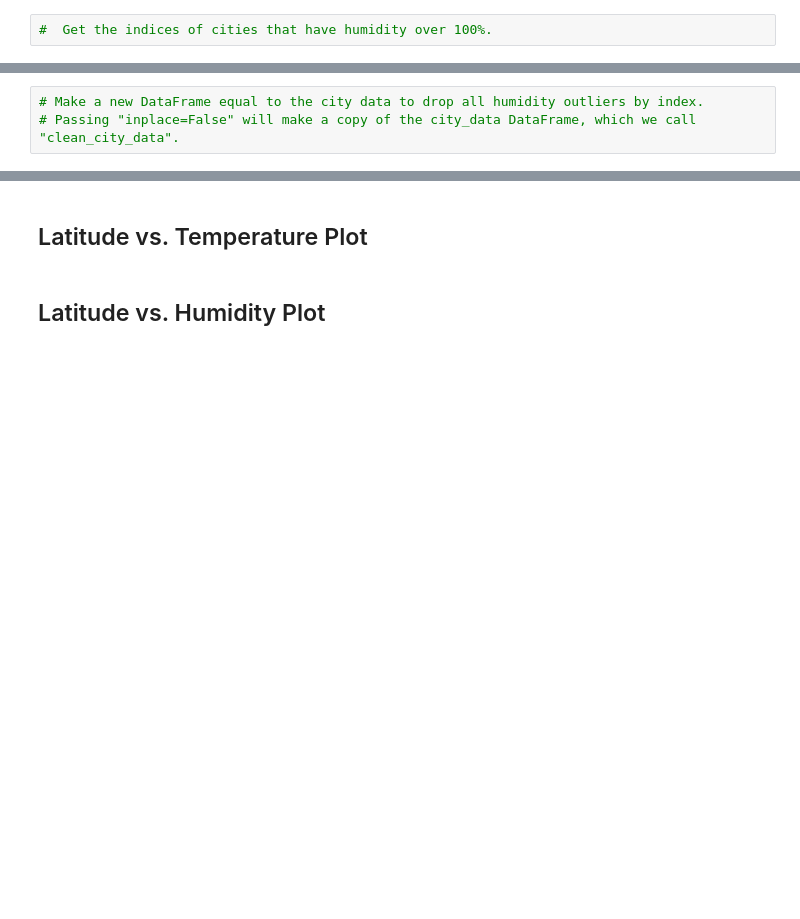
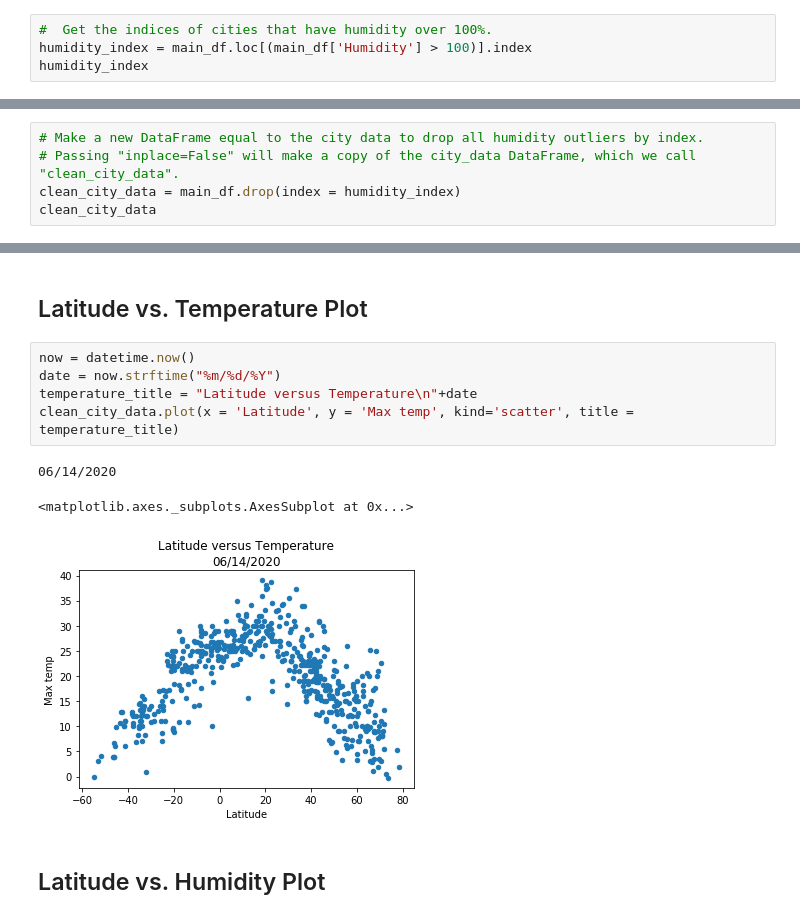
Before and after one commit to theaddies/API-challenge, a Jupyter notebook: WeatherPy/WeatherPy.ipynb, the cells around one changed output, grey strips where cells are left out. Drawn from its saved outputs; the diff is of its cells as text; blank space fills up the shorter version.

```diff
--- a/WeatherPy/WeatherPy.ipynb
+++ b/WeatherPy/WeatherPy.ipynb
@@ -231,2 +202,4 @@ Skip this step if there are no cities that have humidity > 100%.
 # %%
 #  Get the indices of cities that have humidity over 100%.
+humidity_index = main_df.loc[(main_df['Humidity'] > 100)].index
+humidity_index
@@ -233,3 +208,5 @@ Skip this step if there are no cities that have humidity > 100%.
 # %%
 # Make a new DataFrame equal to the city data to drop all humidity outliers by index.
 # Passing "inplace=False" will make a copy of the city_data DataFrame, which we call "clean_city_data".
+clean_city_data = main_df.drop(index = humidity_index)
+clean_city_data
@@ -244,5 +236,14 @@ Skip this step if there are no cities that have humidity > 100%.
 * Save the plotted figures as .pngs.
 # %% [markdown]
 ## Latitude vs. Temperature Plot
+# %%
+now = datetime.now()
+date = now.strftime("%m/%d/%Y")
+temperature_title = "Latitude versus Temperature\n"+date
+clean_city_data.plot(x = 'Latitude', y = 'Max temp', kind='scatter', title = temperature_title)
+# %% [output]
+06/14/2020
+<matplotlib.axes._subplots.AxesSubplot at 0x...>
+[figure, added]
 # %% [markdown]
 ## Latitude vs. Humidity Plot
```
Also changed, not shown: parts of 19 cells of this notebook.
